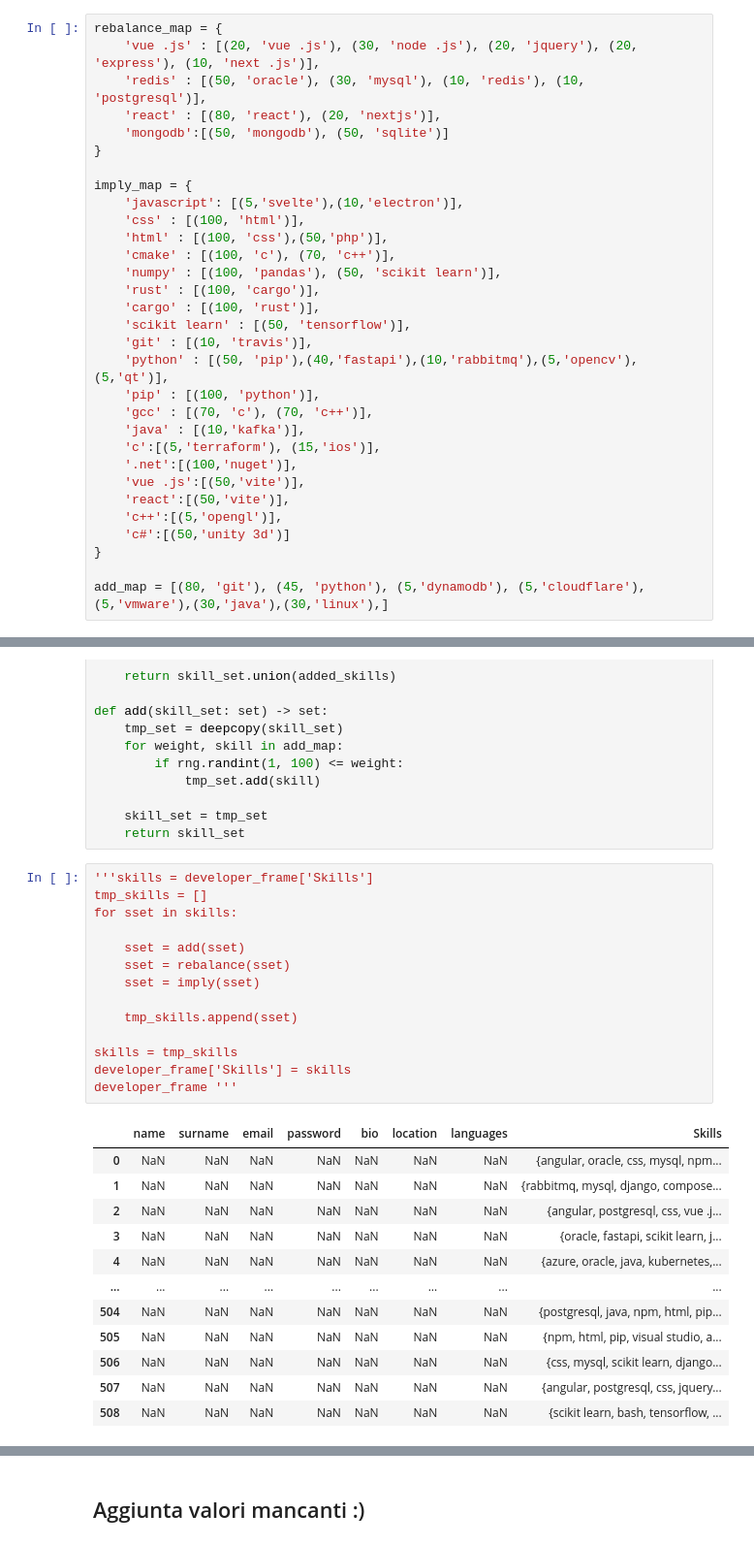
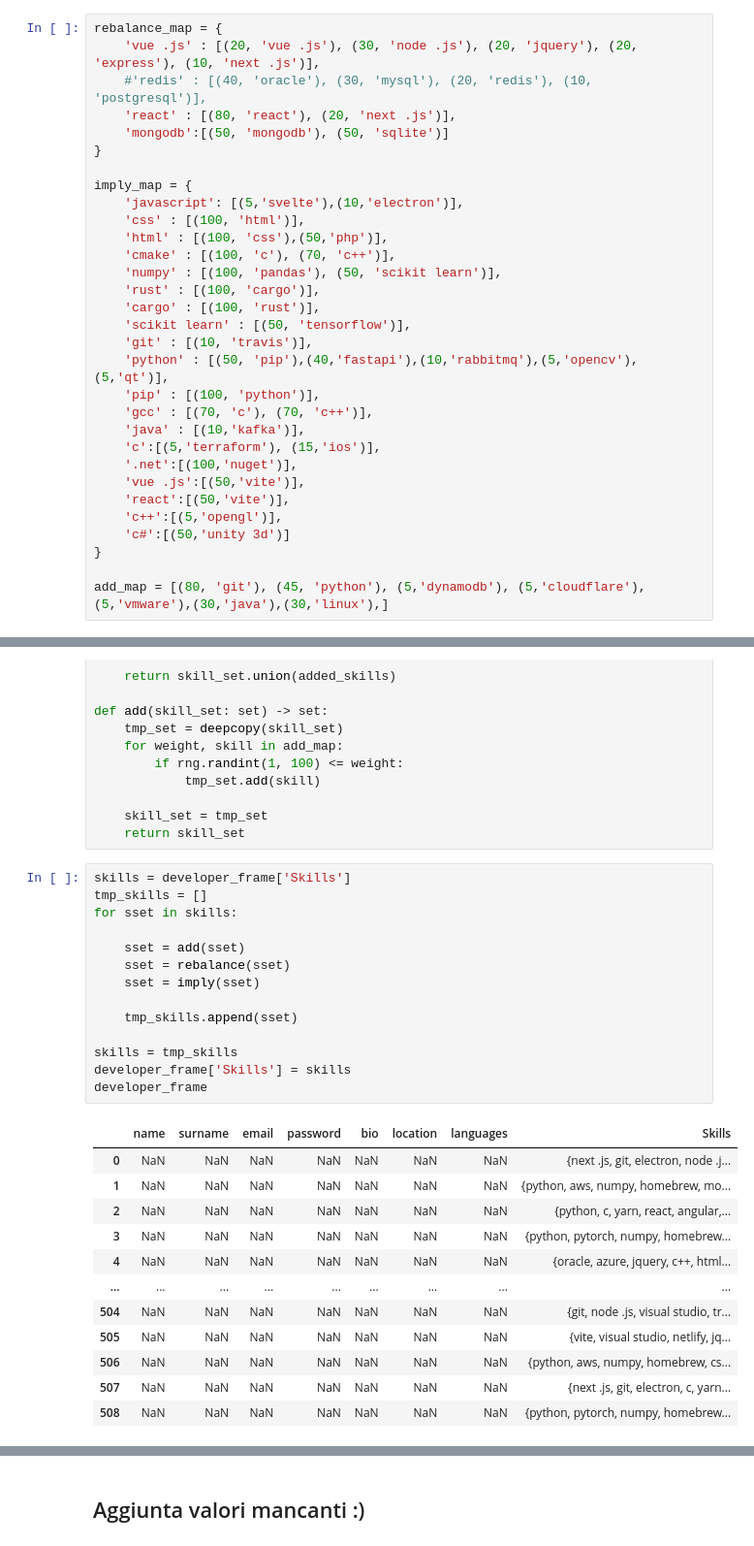
Before and after one commit to antoninoLorenzo/RecommenderSystem_TC, a Jupyter notebook: demo/notebooks/dev_profile_preparation.ipynb, the cells around one changed output, grey strips where cells are left out. Shown at 97% size. Drawn from its saved outputs; the diff is of its cells as text.

```diff
--- a/demo/notebooks/dev_profile_preparation.ipynb
+++ b/demo/notebooks/dev_profile_preparation.ipynb
@@ -210,8 +210,8 @@ In Particolare:
 # %%
 rebalance_map = {
     'vue .js' : [(20, 'vue .js'), (30, 'node .js'), (20, 'jquery'), (20, 'express'), (10, 'next .js')],
-    'redis' : [(50, 'oracle'), (30, 'mysql'), (10, 'redis'), (10, 'postgresql')],
-    'react' : [(80, 'react'), (20, 'nextjs')],
+    #'redis' : [(40, 'oracle'), (30, 'mysql'), (20, 'redis'), (10, 'postgresql')],
+    'react' : [(80, 'react'), (20, 'next .js')],
     'mongodb':[(50, 'mongodb'), (50, 'sqlite')]
 }
 
@@ -276,32 +276,32 @@ def add(skill_set: set) -> set:
     skill_set = tmp_set
     return skill_set
 # %%
-'''skills = developer_frame['Skills']
+skills = developer_frame['Skills']
 tmp_skills = []
 for sset in skills:
 
     sset = add(sset)
     sset = rebalance(sset)
     sset = imply(sset)
 
     tmp_skills.append(sset)
 
 skills = tmp_skills
 developer_frame['Skills'] = skills
-developer_frame '''
+developer_frame
 # %% [output]
 |  | name | surname | email | password | bio | location | languages | Skills |
-| 0 | NaN | NaN | NaN | NaN | NaN | NaN | NaN | {angular, oracle, css, mysql, npm... |
-| 1 | NaN | NaN | NaN | NaN | NaN | NaN | NaN | {rabbitmq, mysql, django, compose... |
-| 2 | NaN | NaN | NaN | NaN | NaN | NaN | NaN | {angular, postgresql, css, vue .j... |
-| 3 | NaN | NaN | NaN | NaN | NaN | NaN | NaN | {oracle, fastapi, scikit learn, j... |
-| 4 | NaN | NaN | NaN | NaN | NaN | NaN | NaN | {azure, oracle, java, kubernetes,... |
+| 0 | NaN | NaN | NaN | NaN | NaN | NaN | NaN | {next .js, git, electron, node .j... |
+| 1 | NaN | NaN | NaN | NaN | NaN | NaN | NaN | {python, aws, numpy, homebrew, mo... |
+| 2 | NaN | NaN | NaN | NaN | NaN | NaN | NaN | {python, c, yarn, react, angular,... |
+| 3 | NaN | NaN | NaN | NaN | NaN | NaN | NaN | {python, pytorch, numpy, homebrew... |
+| 4 | NaN | NaN | NaN | NaN | NaN | NaN | NaN | {oracle, azure, jquery, c++, html... |
 | ... | ... | ... | ... | ... | ... | ... | ... | ... |
-| 504 | NaN | NaN | NaN | NaN | NaN | NaN | NaN | {postgresql, java, npm, html, pip... |
-| 505 | NaN | NaN | NaN | NaN | NaN | NaN | NaN | {npm, html, pip, visual studio, a... |
-| 506 | NaN | NaN | NaN | NaN | NaN | NaN | NaN | {css, mysql, scikit learn, django... |
-| 507 | NaN | NaN | NaN | NaN | NaN | NaN | NaN | {angular, postgresql, css, jquery... |
-| 508 | NaN | NaN | NaN | NaN | NaN | NaN | NaN | {scikit learn, bash, tensorflow, ... |
+| 504 | NaN | NaN | NaN | NaN | NaN | NaN | NaN | {git, node .js, visual studio, tr... |
+| 505 | NaN | NaN | NaN | NaN | NaN | NaN | NaN | {vite, visual studio, netlify, jq... |
+| 506 | NaN | NaN | NaN | NaN | NaN | NaN | NaN | {python, aws, numpy, homebrew, cs... |
+| 507 | NaN | NaN | NaN | NaN | NaN | NaN | NaN | {next .js, git, electron, c, yarn... |
+| 508 | NaN | NaN | NaN | NaN | NaN | NaN | NaN | {python, pytorch, numpy, homebrew... |
 509 rows × 8 columns
 # %%
 skill_count = Counter()
```
Also changed, not shown: parts of 9 cells of this notebook, 4 other files.
